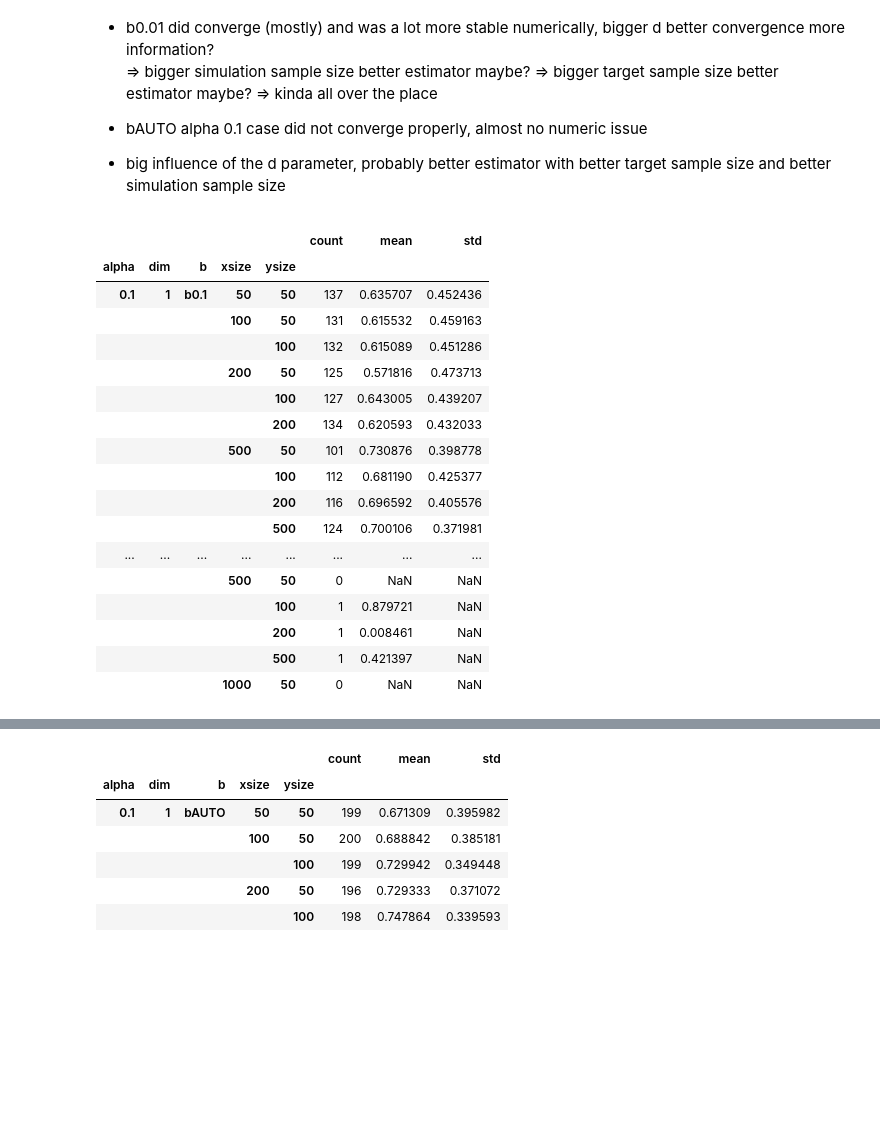
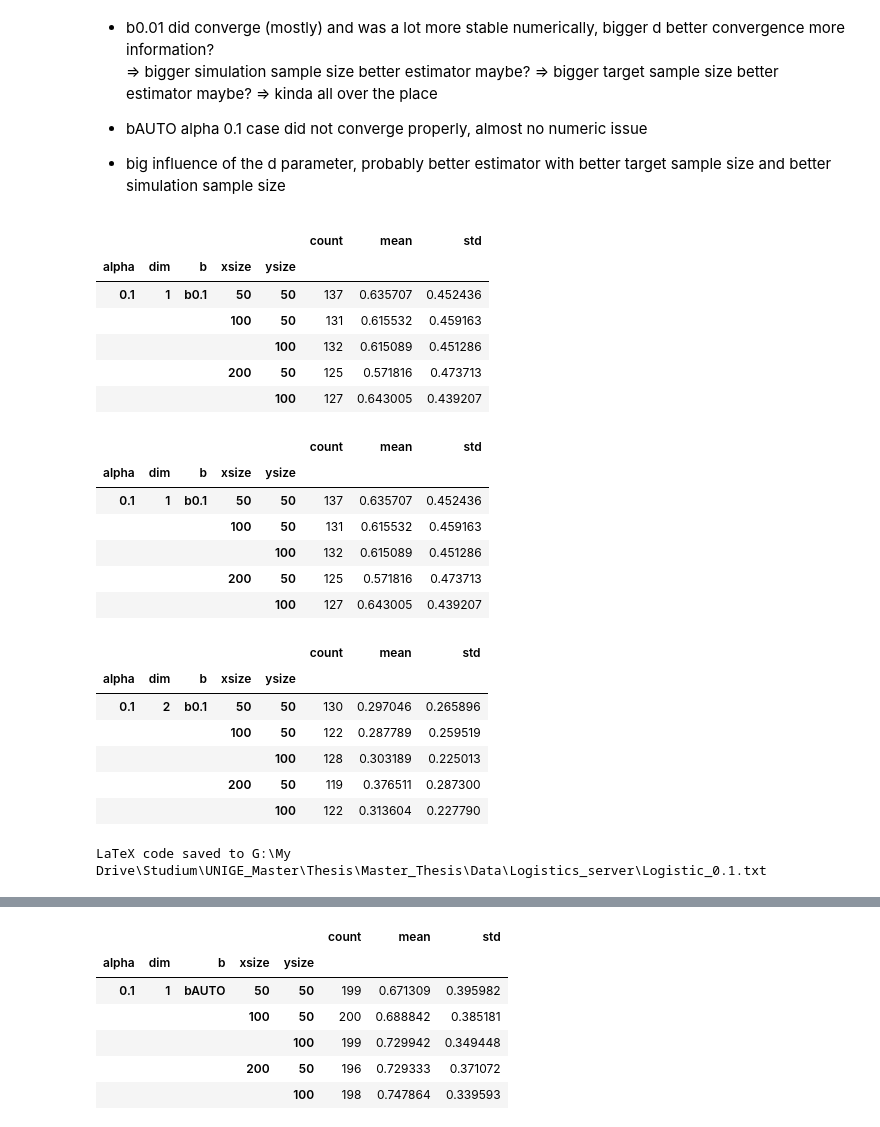
Before and after one commit to GiantDwarf42/master_thesis2, a Jupyter notebook: Logistic_Data_Results.ipynb, the cells around one changed output, grey strips where cells are left out. Cells and saved outputs as stored; diff of their text form; code cells hidden in the pictures; blank space fills up the shorter version.

```diff
--- a/Logistic_Data_Results.ipynb
+++ b/Logistic_Data_Results.ipynb
@@ -32,27 +33,38 @@ df_bAUTO = pd.read_pickle(load_path)
 # %%
 # Combine the two levels of the column MultiIndex into a single level
 df_b01.columns = ['_'.join(filter(None, col)).strip() for col in df_b01.columns.values]
 
 # Remove the prefix 'alpha_hat_' from the relevant columns
 df_b01.columns = [col.replace('alpha_hat_', '') for col in df_b01.columns]
 
-df_b01.set_index(["alpha", "dim", "b", "xsize", "ysize"])
+df_b01.set_index(["alpha", "dim", "b", "xsize", "ysize"]).head()
 # %% [output]
 |  |  |  |  |  | count | mean | std |
 | alpha | dim | b | xsize | ysize |  |  |  |
 | 0.1 | 1 | b0.1 | 50 | 50 | 137 | 0.635707 | 0.452436 |
 |  |  |  | 100 | 50 | 131 | 0.615532 | 0.459163 |
 |  |  |  |  | 100 | 132 | 0.615089 | 0.451286 |
 |  |  |  | 200 | 50 | 125 | 0.571816 | 0.473713 |
 |  |  |  |  | 100 | 127 | 0.643005 | 0.439207 |
-|  |  |  |  | 200 | 134 | 0.620593 | 0.432033 |
-|  |  |  | 500 | 50 | 101 | 0.730876 | 0.398778 |
-|  |  |  |  | 100 | 112 | 0.681190 | 0.425377 |
-|  |  |  |  | 200 | 116 | 0.696592 | 0.405576 |
-|  |  |  |  | 500 | 124 | 0.700106 | 0.371981 |
-| ... | ... | ... | ... | ... | ... | ... | ... |
-|  |  |  | 500 | 50 | 0 | NaN | NaN |
-|  |  |  |  | 100 | 1 | 0.879721 | NaN |
-|  |  |  |  | 200 | 1 | 0.008461 | NaN |
-|  |  |  |  | 500 | 1 | 0.421397 | NaN |
-|  |  |  | 1000 | 50 | 0 | NaN | NaN |
+# %%
+df_b01.set_index(["alpha", "dim", "b", "xsize", "ysize"]).head()
+# %% [output]
+|  |  |  |  |  | count | mean | std |
+| alpha | dim | b | xsize | ysize |  |  |  |
+| 0.1 | 1 | b0.1 | 50 | 50 | 137 | 0.635707 | 0.452436 |
+|  |  |  | 100 | 50 | 131 | 0.615532 | 0.459163 |
+|  |  |  |  | 100 | 132 | 0.615089 | 0.451286 |
+|  |  |  | 200 | 50 | 125 | 0.571816 | 0.473713 |
+|  |  |  |  | 100 | 127 | 0.643005 | 0.439207 |
+# %%
+df_b01_reduced = df_b01[~(df_b01["dim"]==1)]
+df_b01_reduced_set_index = df_b01_reduced.set_index(["alpha", "dim", "b", "xsize", "ysize"])
+df_b01_reduced_set_index.head()
+# %% [output]
+|  |  |  |  |  | count | mean | std |
+| alpha | dim | b | xsize | ysize |  |  |  |
+| 0.1 | 2 | b0.1 | 50 | 50 | 130 | 0.297046 | 0.265896 |
+|  |  |  | 100 | 50 | 122 | 0.287789 | 0.259519 |
+|  |  |  |  | 100 | 128 | 0.303189 | 0.225013 |
+|  |  |  | 200 | 50 | 119 | 0.376511 | 0.287300 |
+|  |  |  |  | 100 | 122 | 0.313604 | 0.227790 |
@@ -58,0 +73,38 @@ df_b01.set_index(["alpha", "dim", "b", "xsize", "ysize"])
+# %%
+# Step 2: Flatten the MultiIndex to avoid \multirow issues
+latex_header = [' & '.join([str(level) for level in header]) for header in latex_df.index.names]
+latex_header = ' & '.join(latex_header) + ' \\\\ \n'
+
+# Step 3: Convert DataFrame to LaTeX format with float_format
+latex_code = latex_df.to_latex(multicolumn=False, multirow=False, float_format="{:.3f}".format)
+
+# Step 4: Manually insert the custom header into the LaTeX code
+latex_code = latex_code.replace(r'\toprule', r'\toprule' + latex_header)
+
+# Option 1: Use \resizebox to fit the table to the text width
+latex_code = (
+    r"\begin{table}[htbp]" "\n"  # Start the table environment
+    r"\centering" "\n"           # Center the table
+    r"\resizebox{\textwidth}{!}{"  # Start the resizebox command
+    + latex_code +                 # Add the LaTeX table code
+    r"}" "\n"                       # Close the resizebox command
+    r"\caption{Your Caption Here}" "\n"  # Add your caption here
+    r"\label{tab:your_label_here}" "\n"  # Add a label for referencing
+    r"\end{table}"                 # End the table environment
+)
+
+# Step 5: Define the folder and filename where you want to save the file
+
+folder_path = r'G:\My Drive\Studium\UNIGE_Master\Thesis\Master_Thesis\Data\Logistics_server'
+file_name = 'Logistic_0.1.txt'
+
+
+
+# Step 6: Save the LaTeX code to the specified folder as a .txt file
+file_path = os.path.join(folder_path, file_name)
+with open(file_path, 'w') as file:
+    file.write(latex_code)
+
+print(f"LaTeX code saved to {file_path}")
+# %% [output]
+LaTeX code saved to G:\My Drive\Studium\UNIGE_Master\Thesis\Master_Thesis\Data\Logistics_server\Logistic_0.1.txt
```
Also changed, not shown: parts of 7 cells of this notebook, 1 other file.
